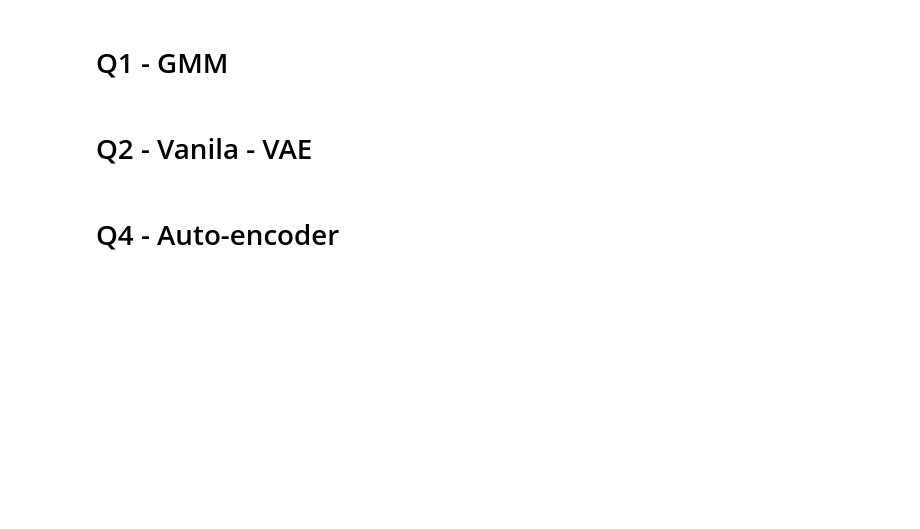
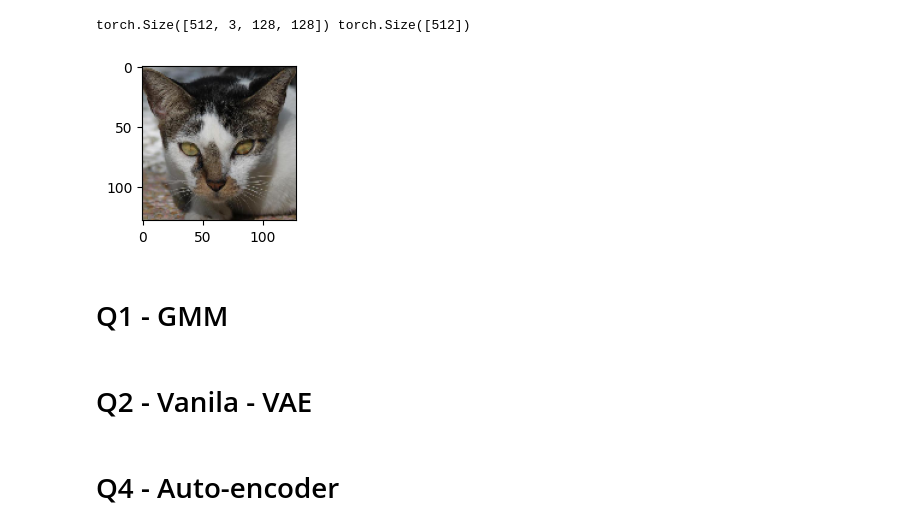
Before and after one commit to karm-patel/VAE, a Jupyter notebook: VAE_Assignment.ipynb, the cells around one changed output. Drawn from its saved outputs; the diff is of its cells as text; code cells hidden in the pictures; blank space fills up the shorter version.

```diff
--- a/VAE_Assignment.ipynb
+++ b/VAE_Assignment.ipynb
@@ -72,6 +72,20 @@ train_data = AnimalfaceDataset(transform=train_transform, img_width=width)
 # %%
 val_transform = transforms.Compose([transforms.ToTensor(), transforms.Resize((width,width))])
 val_data = AnimalfaceDataset(transform=val_transform, type="val", img_width=width)
+# %%
+def show_img(x):
+    plt.figure(figsize=(2,2))
+    plt.imshow(x.permute(0,2,3,1).detach().to(cpu_device).numpy()[0])
+# %%
+BATCH_SIZE = 512
+val_loader = DataLoader(val_data, batch_size=BATCH_SIZE, shuffle=True)
+train_loader = DataLoader(train_data, batch_size=BATCH_SIZE, shuffle=True)
+x, y = next(iter(val_loader))
+print(x.shape, y.shape)
+show_img(x)
+# %% [output]
+torch.Size([512, 3, 128, 128]) torch.Size([512])
+[figure, added]
 # %% [markdown]
 # Q1 - GMM
 # %% [markdown]
```
Also changed, not shown: parts of 10 cells of this notebook, 6 other files.
